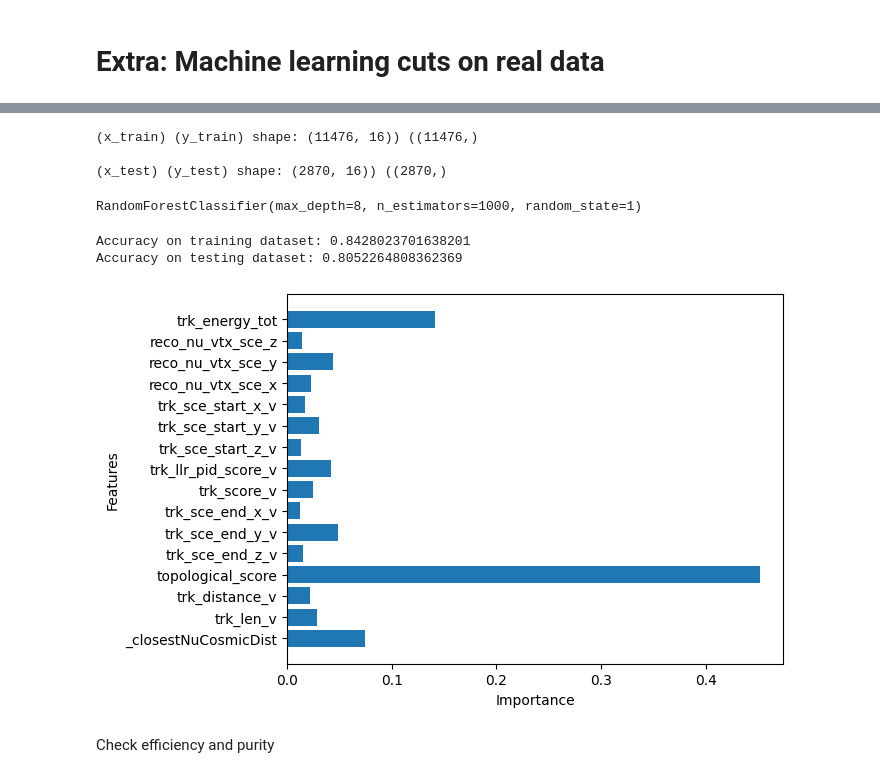
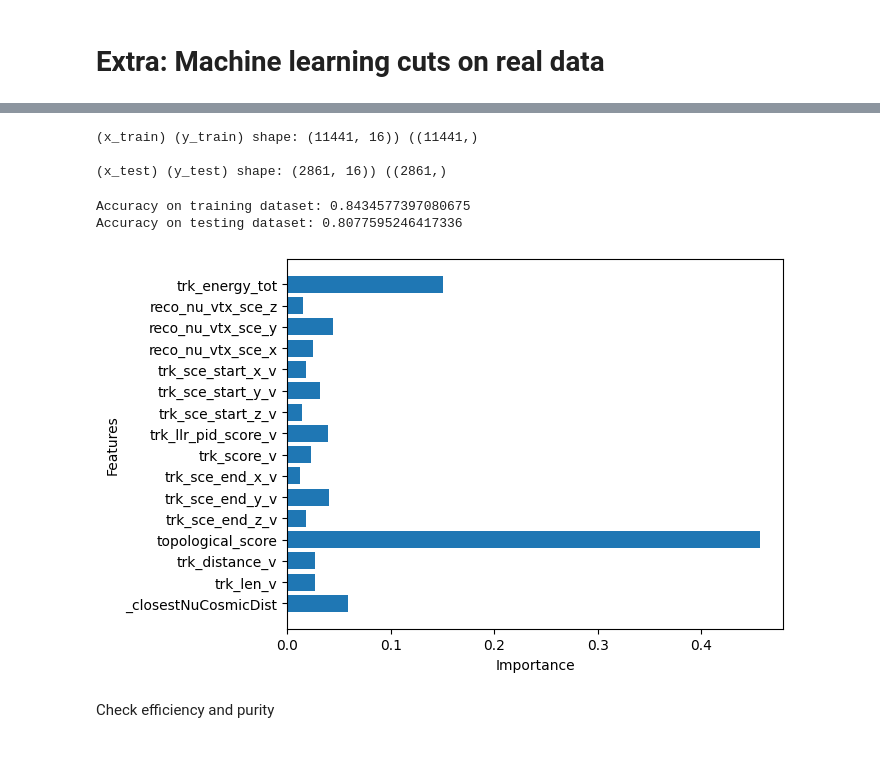
Before and after one commit to fredrikshaw/UOMLabs, a Jupyter notebook: MainAnalysis_template.ipynb, the cells around one changed output, grey strips where cells are left out. Saved outputs shown, nothing was run; the diff lists cells and outputs as text; code cells hidden in the pictures.

```diff
--- a/MainAnalysis_template.ipynb
+++ b/MainAnalysis_template.ipynb
@@ -584,5 +723,5 @@ if B_RUN_EVERYTHING:
     print(osc_min_chi_vals)
     osc_min_chi = chi_from_params(MC_EXT_CUT, oscillated_data_heights, osc_min_chi_vals[1], osc_min_chi_vals[0])
     print(osc_min_chi)
-    red_osc_min_chi = chi_from_params(MC_EXT_CUT, oscillated_data_heights, osc_min_chi_vals[1], osc_min_chi_vals[0], reduced=False)
+    red_osc_min_chi = chi_from_params(MC_EXT_CUT, oscillated_data_heights, osc_min_chi_vals[1], osc_min_chi_vals[0], reduced=True)
     print(red_osc_min_chi)
@@ -681,7 +822,7 @@ def plot_chi(data, data_heights, constants, chi_min, chi_plot, sigma_err=True, l
     if not sterile_approx:
         uncertainties =  {'x': (x_max-x_min)/2, 'y': (y_max-y_min)/2}
         plt.text(0.95, 0.95,
-                f"Errors\n$sin^2(2\u03B8)$: {'{0:.3}'.format(uncertainties['y'])}\n$\u0394m_{{21}}^2$: {'{0:.3}'.format(uncertainties['x'])}",
+                f"Errors\n$sin^2(2\u03B8)$: {'{0:.3}'.format(uncertainties['x'])}\n$\u0394m_{{21}}^2$: {'{0:.3}'.format(uncertainties['y'])}",
                 size=7.5,
             ha="right", va="top",
             transform=chi_plot.transAxes,
@@ -847,52 +1025,54 @@ Length of MC dataframe:  14346
 # %%
+if B_RUN_ML:
 
-# Then split the data up into a "training set" and "test set" using train_test_split.
-# Keep the random_state=1 in your arguments
-x_train, x_test, y_train, y_test = train_test_split(X, y, test_size=0.2, train_size=0.8, random_state=1) # 80/20 training/test split
+    # Then split the data up into a "training set" and "test set" using train_test_split.
+    # Keep the random_state=1 in your arguments
+    x_train, x_test, y_train, y_test = train_test_split(X, y, test_size=0.2, train_size=0.8, random_state=1) # 80/20 training/test split
 
-# Print the shape, should now be
-print(f"\n(x_train) (y_train) shape: {np.shape(x_train)}) ({np.shape(y_train)}")
-print(f"\n(x_test) (y_test) shape: {np.shape(x_test)}) ({np.shape(y_test)}")
+    # Print the shape, should now be
+    print(f"\n(x_train) (y_train) shape: {np.shape(x_train)}) ({np.shape(y_train)}")
+    print(f"\n(x_test) (y_test) shape: {np.shape(x_test)}) ({np.shape(y_test)}")
 # %% [output]
-(x_train) (y_train) shape: (11476, 16)) ((11476,)
+(x_train) (y_train) shape: (11441, 16)) ((11441,)
 
-(x_test) (y_test) shape: (2870, 16)) ((2870,)
+(x_test) (y_test) shape: (2861, 16)) ((2861,)
 # %%
+if B_RUN_ML:
 
-# Produce randomforest classifier model and fit to training data
-# Keep the random_state=1 in your arguments
-rf = RandomForestClassifier(n_estimators=1000, criterion='gini', max_depth=8, random_state=1)
+    # Produce randomforest classifier model and fit to training data
+    # Keep the random_state=1 in your arguments
+    rf = RandomForestClassifier(n_estimators=1000, criterion='gini', max_depth=8, random_state=1)
 
-# Fitting takes the input and "truth" data for classification purposes
-rf.fit(x_train, y_train)
+    # Fitting takes the input and "truth" data for classification purposes
+    rf.fit(x_train, y_train)
-# %% [output]
-RandomForestClassifier(max_depth=8, n_estimators=1000, random_state=1)
 # %%
 
-# Produce predictions for the classification of your training dataset using your model:
-y_pred = rf.predict(x_train)
+if B_RUN_ML:
+    # Produce predictions for the classification of your training dataset using your model:
+    y_pred = rf.predict(x_train)
 
-# plot the accuracies of said predictions
-print("Accuracy on training dataset:",metrics.accuracy_score(y_train, y_pred))
-rf_acc_train = metrics.accuracy_score(y_train, y_pred)
-y_pred = rf.predict(x_test)
-print("Accuracy on testing dataset:",metrics.accuracy_score(y_test, y_pred))
-rf_acc_test = metrics.accuracy_score(y_test, y_pred)
+    # plot the accuracies of said predictions
+    print("Accuracy on training dataset:",metrics.accuracy_score(y_train, y_pred))
+    rf_acc_train = metrics.accuracy_score(y_train, y_pred)
+    y_pred = rf.predict(x_test)
+    print("Accuracy on testing dataset:",metrics.accuracy_score(y_test, y_pred))
+    rf_acc_test = metrics.accuracy_score(y_test, y_pred)
 # %% [output]
-Accuracy on training dataset: 0.8428023701638201
-Accuracy on testing dataset: 0.8052264808362369
+Accuracy on training dataset: 0.8434577397080675
+Accuracy on testing dataset: 0.8077595246417336
 # %%
-# Plot importance
-importance = rf.feature_importances_
-ytix = features
+if B_RUN_ML:
+    # Plot importance
+    importance = rf.feature_importances_
+    ytix = features
 
-plt.barh(range(16), importance)
-plt.yticks(range(16), features)
-plt.xlabel("Importance")
-plt.ylabel("Features")
-plt.show()
+    plt.barh(range(16), importance)
+    plt.yticks(range(16), features)
+    plt.xlabel("Importance")
+    plt.ylabel("Features")
+    plt.show()
 # %% [output]
-[figure, old version]
+[figure, new version]
 # %% [markdown]
 Check efficiency and purity
 # %%
```
Also changed, not shown: parts of 42 cells of this notebook, 1 other file.
